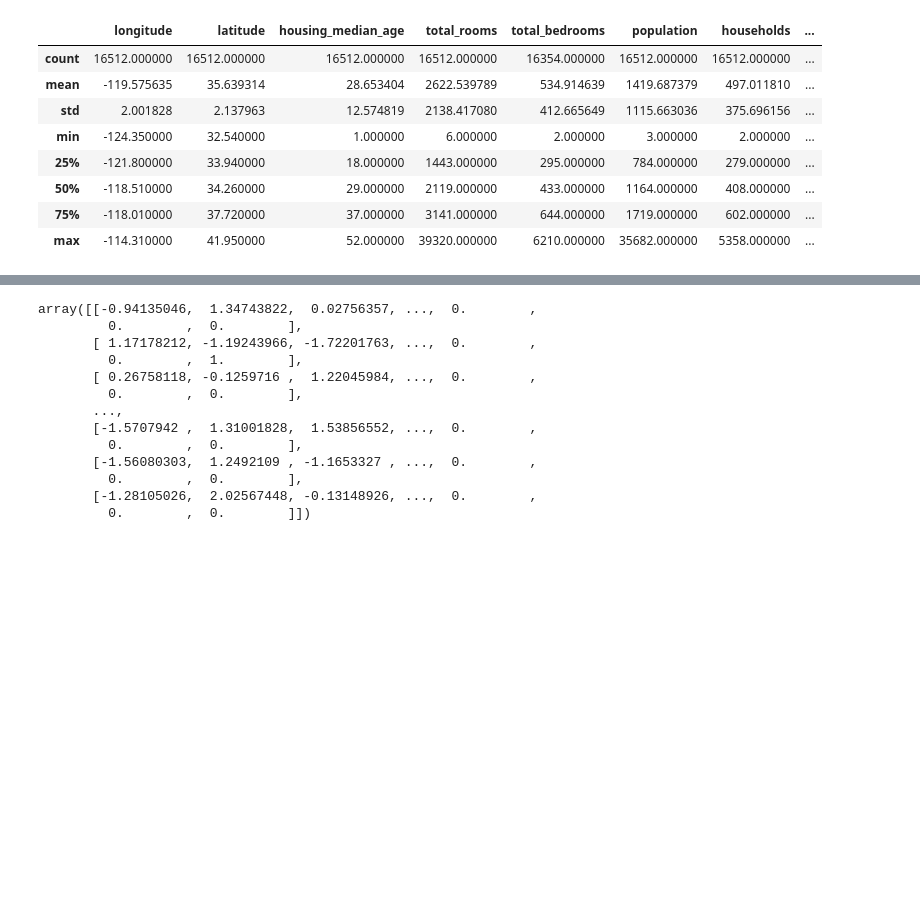
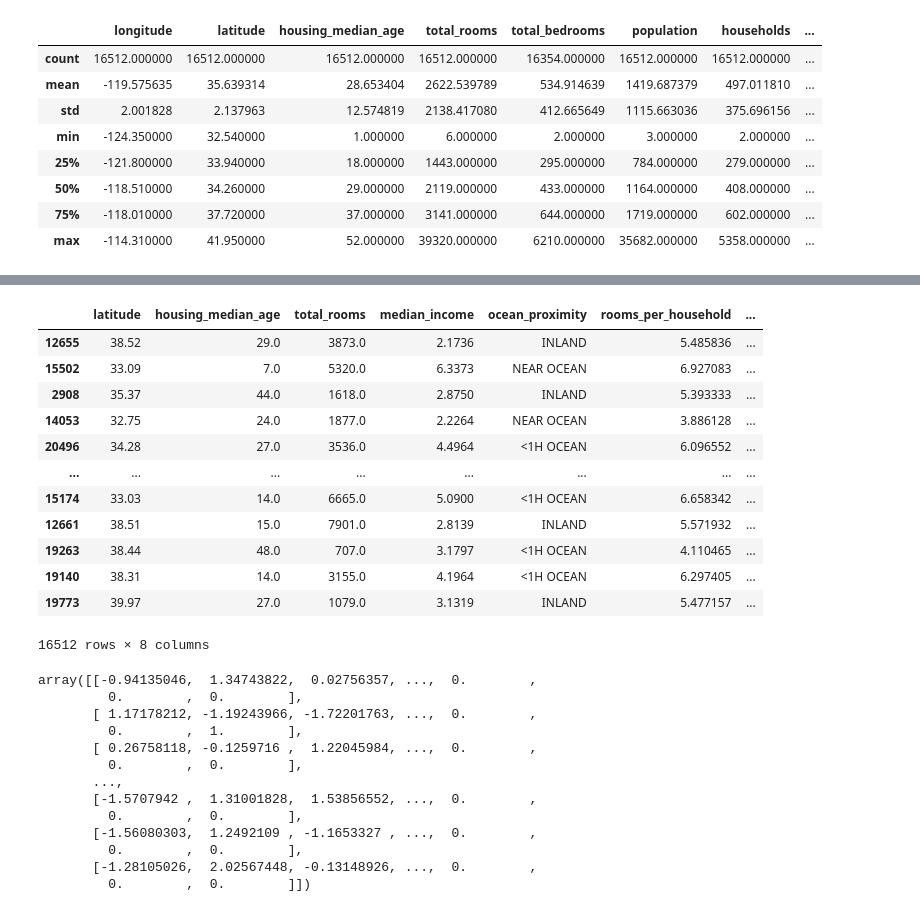
Before and after one commit to danilorr/california-housing-prediction, a Jupyter notebook: linear_model.ipynb, the cells around one changed output, grey strips where cells are left out. Cells and saved outputs as stored; diff of their text form; code cells hidden in the pictures; blank space fills up the shorter version.

```diff
--- a/linear_model.ipynb
+++ b/linear_model.ipynb
@@ -262,3 +272,35 @@ array([[-121.46, 38.52, 29.0, ..., 'INLAND', 5.485835694050992,
+# %%
+class CombinedAttributesDropper(BaseEstimator, TransformerMixin):
+    def __init__(self, drop_columns=None): # no *args or **kargs
+        self.drop_columns = drop_columns or ["longitude", "total_bedrooms", "population", "households"]
+
+    def fit(self, X, y=None):
+        return self
+
+    def transform(self, X):
+        if not isinstance(X, pd.DataFrame):
+            raise ValueError("CombinedAttributesDropper: expected pandas DataFrame.")
+        return X.drop(self.drop_columns, axis=1)
+
+
+attr_dropper = CombinedAttributesDropper()
+df_dropped_attribs = attr_dropper.transform(df)
+
+df_dropped_attribs
+# %% [output]
+|  | latitude | housing_median_age | total_rooms | median_income | ocean_proximity | rooms_per_household | ... |
+| 12655 | 38.52 | 29.0 | 3873.0 | 2.1736 | INLAND | 5.485836 | ... |
+| 15502 | 33.09 | 7.0 | 5320.0 | 6.3373 | NEAR OCEAN | 6.927083 | ... |
+| 2908 | 35.37 | 44.0 | 1618.0 | 2.8750 | INLAND | 5.393333 | ... |
+| 14053 | 32.75 | 24.0 | 1877.0 | 2.2264 | NEAR OCEAN | 3.886128 | ... |
+| 20496 | 34.28 | 27.0 | 3536.0 | 4.4964 | <1H OCEAN | 6.096552 | ... |
+| ... | ... | ... | ... | ... | ... | ... | ... |
+| 15174 | 33.03 | 14.0 | 6665.0 | 5.0900 | <1H OCEAN | 6.658342 | ... |
+| 12661 | 38.51 | 15.0 | 7901.0 | 2.8139 | INLAND | 5.571932 | ... |
+| 19263 | 38.44 | 48.0 | 707.0 | 3.1797 | <1H OCEAN | 4.110465 | ... |
+| 19140 | 38.31 | 14.0 | 3155.0 | 4.1964 | <1H OCEAN | 6.297405 | ... |
+| 19773 | 39.97 | 27.0 | 1079.0 | 3.1319 | INLAND | 5.477157 | ... |
+16512 rows × 8 columns
 # %%
 num_pipeline = Pipeline([
     ('imputer', SimpleImputer(strategy="median")),
```
Also changed, not shown: parts of 17 cells of this notebook.
